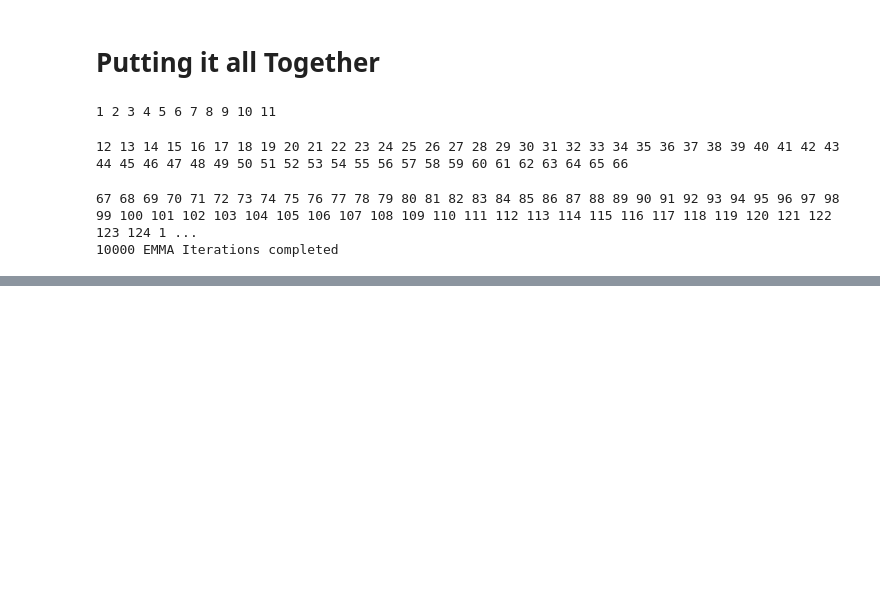
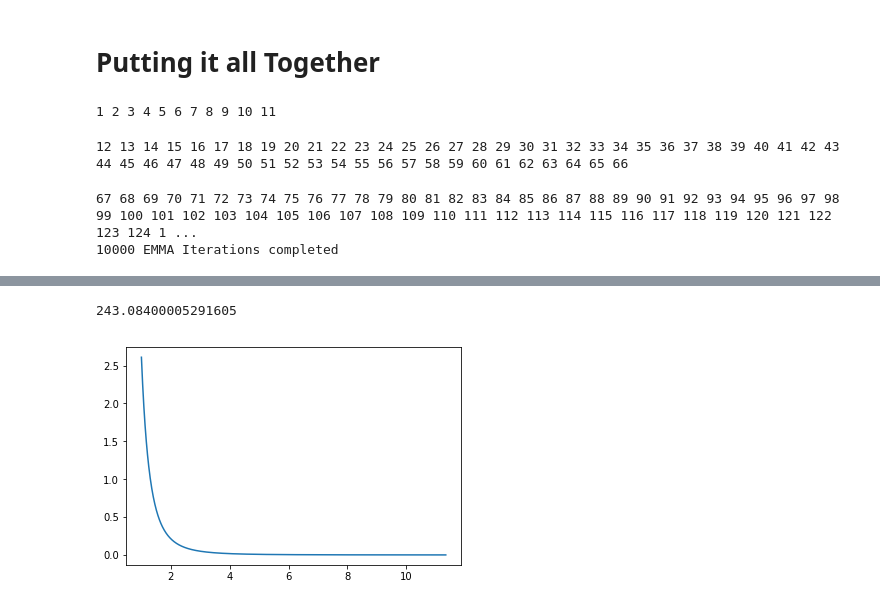
Before and after one commit to cleap/ctsp, a Jupyter notebook: emma.ipynb, the cells around one changed output, grey strips where cells are left out. Cells and saved outputs as stored; diff of their text form; code cells hidden in the pictures; blank space fills up the shorter version.

```diff
--- a/emma.ipynb
+++ b/emma.ipynb
@@ -306,0 +442,17 @@ Epoch 10/10
+# %%
+param = 2.62
+loc = 0
+scale = 1
+phi = 0.570376002
+nodes = 1000
+sample_size = 1000
+print(stats.pareto.ppf(phi**(1/(nodes*sample_size)),param,loc,scale))
+
+test = stats.pareto.rvs(param,loc,scale,1000)
+xs = np.linspace(test.min(),test.max(),1000)
+ys = stats.pareto.pdf(xs,param,loc,scale)
+plt.plot(xs,ys)
+plt.show()
+# %% [output]
+243.08400005291605
+[figure, added]
```
Also changed, not shown: parts of 8 cells of this notebook, 2 other files.
